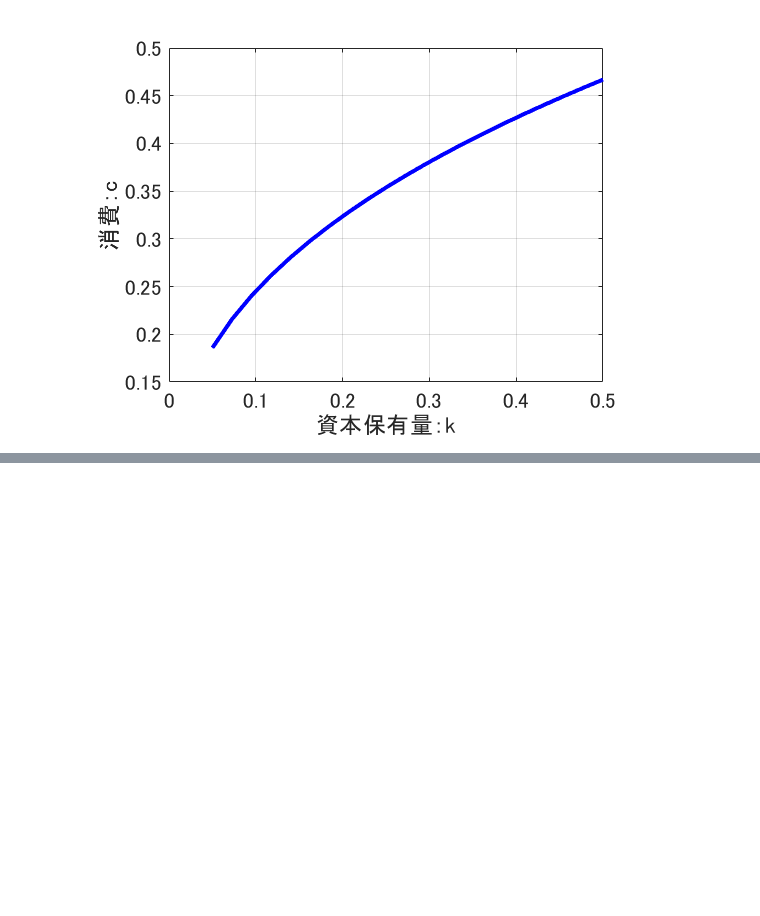
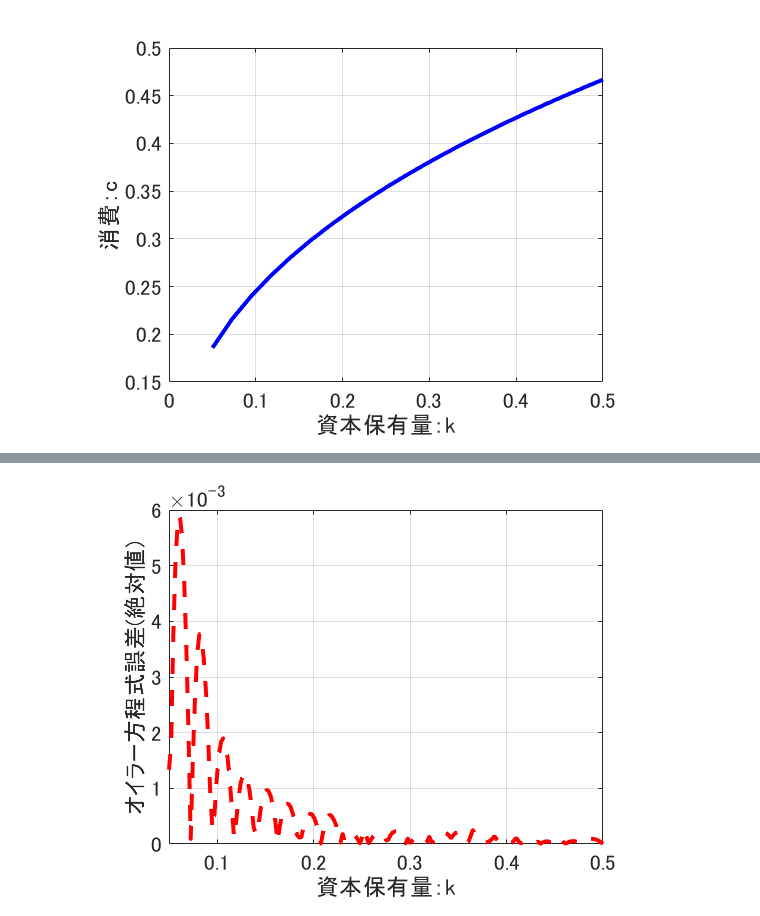
Before and after one commit to tkksnk/macrotopicsA2020, a Jupyter notebook: macrotopicsA_chapter3.ipynb, the cells around one changed output, grey strips where cells are left out. Cells and saved outputs as stored; diff of their text form; code cells hidden in the pictures; blank space fills up the shorter version.

```diff
--- a/macrotopicsA_chapter3.ipynb
+++ b/macrotopicsA_chapter3.ipynb
@@ -868,0 +883,32 @@ set(gca,'Fontsize', 16);
+# %%
+%% オイラー方程式から誤差を測定
+kgrid_err = linspace(kmin, kmax, (nk-1)*10+1)';
+%kgrid_err = kgrid; %linspace(kmin, kmax, (nk-1)*10+1)';
+kp = interp1(kgrid,pfcn0(:,1),kgrid_err); % 線形補間
+%kp   = pfcn0(:,1);
+cons = kgrid_err.^alpha + (1.-delta).*kgrid_err - kp;
+LHS  = mu_CRRA(cons, gamma);
+
+kpp  = interp1(kgrid, pfcn0(:,1), kp);
+cnext = kp.^alpha + (1.-delta).*kp - kpp;
+rent = alpha.*kp.^(alpha-1.0) - delta;
+RHS  = beta.*(1.+rent).*mu_CRRA(cnext, gamma);
+
+err  = RHS./LHS-1.0;
+# %%
+figure;
+plot(kgrid_err, abs(err), 'r--', 'LineWidth', 3);
+%hold on;
+%plot(kgrid_err, abs(err2), '--', 'Color', 'red', 'LineWidth', 3);
+xlabel('資本保有量：k', 'FontSize', 16);
+ylabel('オイラー方程式誤差(絶対値)', 'FontSize', 16);
+xlim([kmin kmax]);
+%xticks([0.05 0.1 0.2 0.3 0.4 0.5]);
+%xticklabels([0.05 0.1 0.2 0.3 0.4 0.5]);
+%legend('TI', 'VFI', 'Location', 'NorthEast');
+grid on;
+set(gca,'FontSize', 16);
+
+csvwrite('err_ddp.csv',err);
+# %% [output]
+[figure, added]
```
Also changed, not shown: parts of 6 cells of this notebook, 4 other files.
